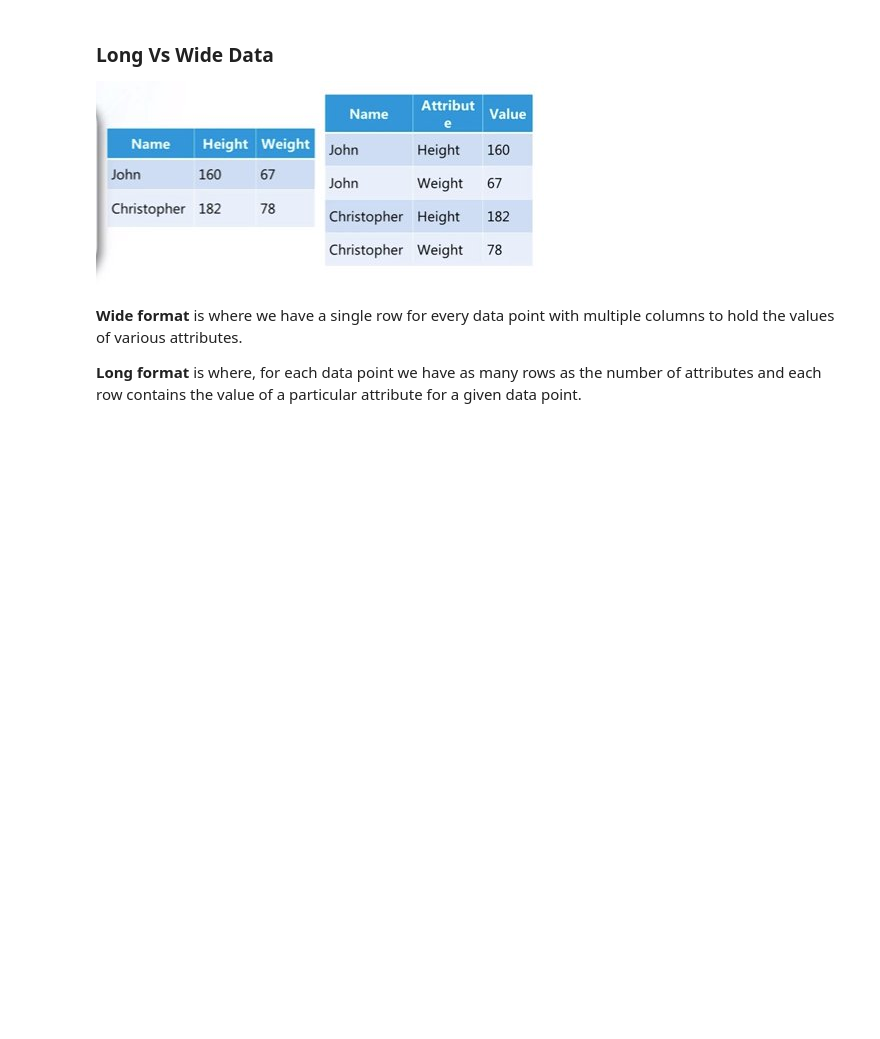
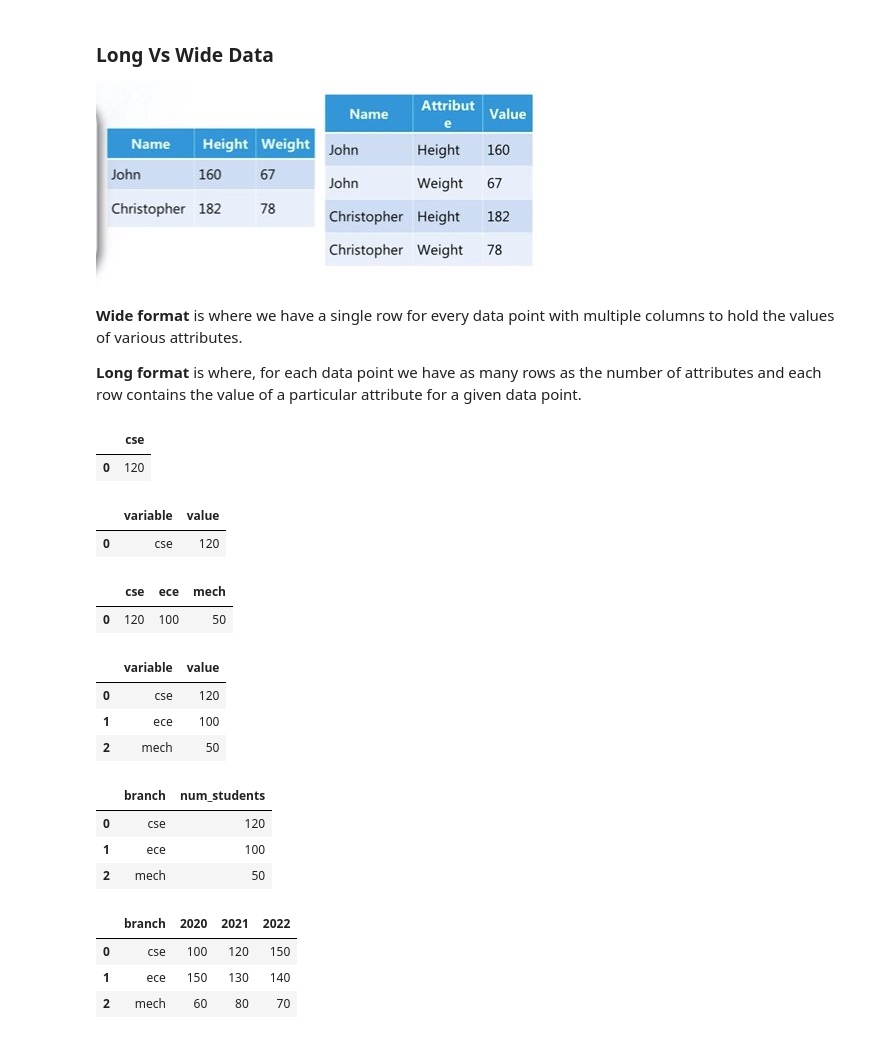
Before and after one commit to akritivishwakarma2007/DE-journey, a Jupyter notebook: MultiIndex.ipynb, the cells around one changed output. Drawn from its saved outputs; the diff is of its cells as text; code cells hidden in the pictures; blank space fills up the shorter version.

```diff
--- a/MultiIndex.ipynb
+++ b/MultiIndex.ipynb
@@ -538,3 +538,49 @@ branch_df3.swaplevel(axis=0)
 **Wide format** is where we have a single row for every data point with multiple columns to hold the values of various attributes.
 
 **Long format** is where, for each data point we have as many rows as the number of attributes and each row contains the value of a particular attribute for a given data point.
+# %%
+# melt -> simple example branch
+# wide to long
+pd.DataFrame({'cse':[120]})
+# %% [output]
+|  | cse |
+| 0 | 120 |
+# %%
+pd.DataFrame({'cse':[120]}).melt()
+# %% [output]
+|  | variable | value |
+| 0 | cse | 120 |
+# %%
+# melt -> branch with year
+pd.DataFrame({'cse':[120],'ece':[100],'mech':[50]})
+# %% [output]
+|  | cse | ece | mech |
+| 0 | 120 | 100 | 50 |
+# %%
+pd.DataFrame({'cse':[120],'ece':[100],'mech':[50]}).melt()
+# %% [output]
+|  | variable | value |
+| 0 | cse | 120 |
+| 1 | ece | 100 |
+| 2 | mech | 50 |
+# %%
+pd.DataFrame({'cse':[120],'ece':[100],'mech':[50]}).melt(var_name='branch',value_name='num_students')
+# %% [output]
+|  | branch | num_students |
+| 0 | cse | 120 |
+| 1 | ece | 100 |
+| 2 | mech | 50 |
+# %%
+pd.DataFrame(
+    {
+        'branch':['cse','ece','mech'],
+        '2020':[100,150,60],
+        '2021':[120,130,80],
+        '2022':[150,140,70]
+    }
+)
+# %% [output]
+|  | branch | 2020 | 2021 | 2022 |
+| 0 | cse | 100 | 120 | 150 |
+| 1 | ece | 150 | 130 | 140 |
+| 2 | mech | 60 | 80 | 70 |
```
Also changed, not shown: parts of 2 cells of this notebook.
